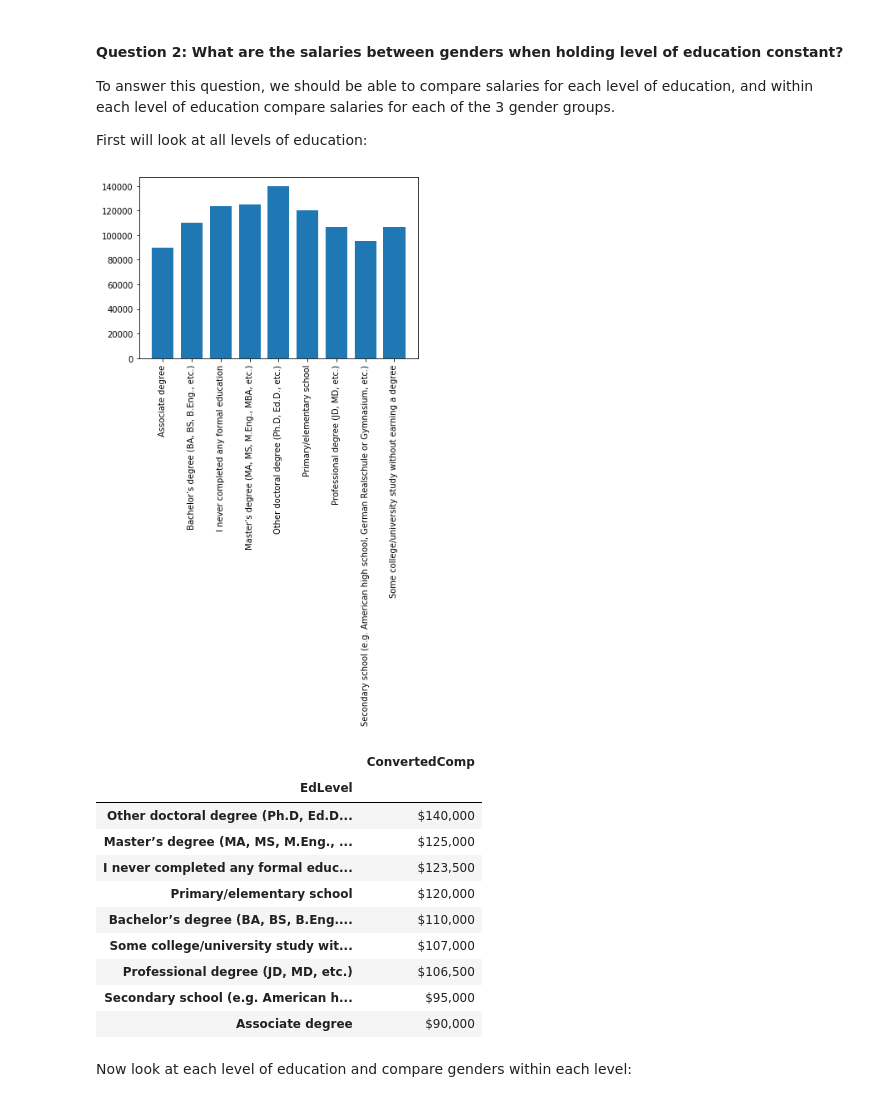
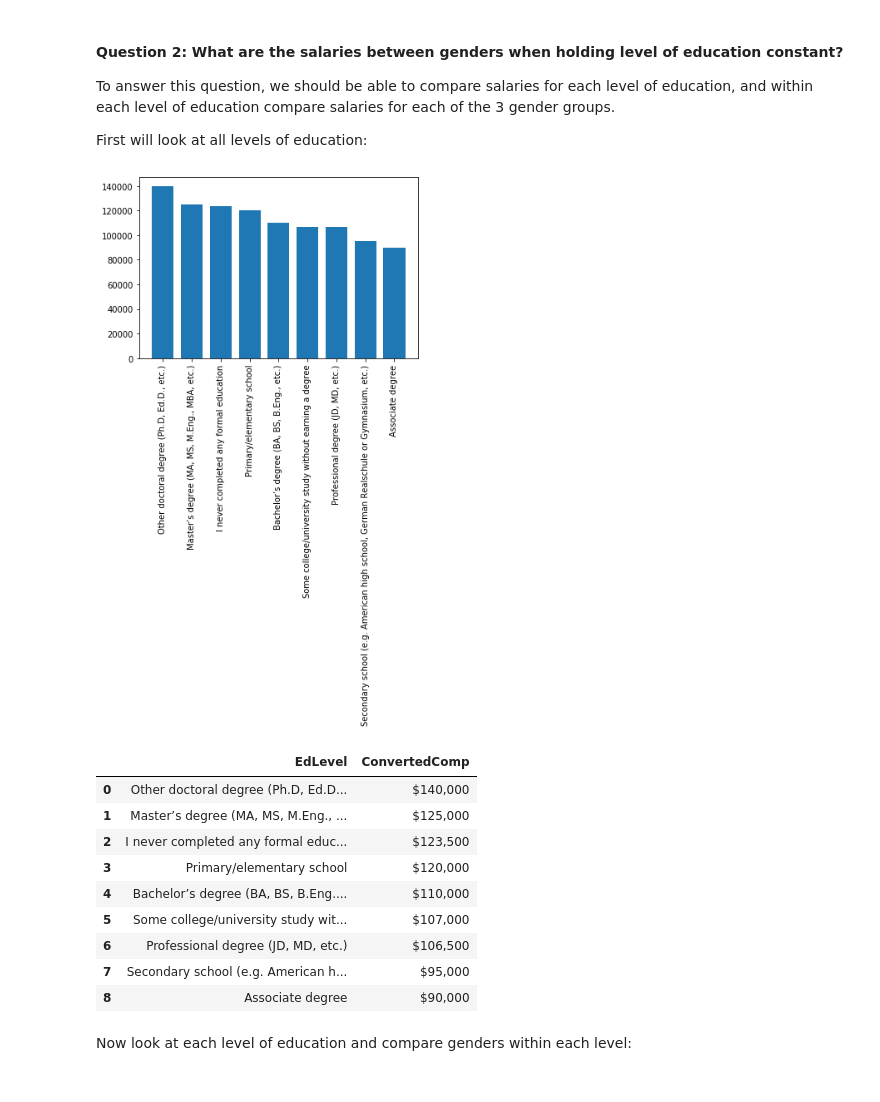
Before and after one commit to regomoto/Data_Science_Nanodegree, a Jupyter notebook: 01_blog/Salary_Analysis_Notebook.ipynb, the cells around one changed output. Cells and saved outputs as stored; diff of their text form; code cells hidden in the pictures.

```diff
--- a/01_blog/Salary_Analysis_Notebook.ipynb
+++ b/01_blog/Salary_Analysis_Notebook.ipynb
@@ -284,36 +293,36 @@ First will look at all levels of education:
 # %%
 # get ConvertedComp medians grouped by gender
 q2 = data.groupby(by = 'EdLevel').median().drop(['Respondent', \
-            'CompTotal', 'WorkWeekHrs', 'WorkWeekHrs', 'Age', 'CodeRevHrs'], axis = 1)
+            'CompTotal', 'WorkWeekHrs', 'WorkWeekHrs', 'Age', 'CodeRevHrs'], axis = 1).\
+            sort_values('ConvertedComp', ascending = False)
 
 # get median salaries to
 #men_median_sal = q1['ConvertedComp'][0]
 #other_median_sal = q1['ConvertedComp'][1]
 #woman_median_sal = q1['ConvertedComp'][2]
 
 plt.bar(q2.index, q2['ConvertedComp'], width=.75)
 plt.xticks(rotation = 90)
 plt.show()
 
-q2 = q2.sort_values('ConvertedComp', ascending = False)
+\
 # format dataframe so it looks nicer
 q2['ConvertedComp'] = q2['ConvertedComp'].apply(lambda x: "${:,.0f}".format(x))
 
 # show dataframe in nice format
-q2
+q2.reset_index()
 # %% [output]
-[figure, old version]
+[figure, new version]
-|  | ConvertedComp |
-| EdLevel |  |
-| Other doctoral degree (Ph.D, Ed.D... | $140,000 |
-| Master’s degree (MA, MS, M.Eng., ... | $125,000 |
-| I never completed any formal educ... | $123,500 |
-| Primary/elementary school | $120,000 |
-| Bachelor’s degree (BA, BS, B.Eng.... | $110,000 |
-| Some college/university study wit... | $107,000 |
-| Professional degree (JD, MD, etc.) | $106,500 |
-| Secondary school (e.g. American h... | $95,000 |
-| Associate degree | $90,000 |
+|  | EdLevel | ConvertedComp |
+| 0 | Other doctoral degree (Ph.D, Ed.D... | $140,000 |
+| 1 | Master’s degree (MA, MS, M.Eng., ... | $125,000 |
+| 2 | I never completed any formal educ... | $123,500 |
+| 3 | Primary/elementary school | $120,000 |
+| 4 | Bachelor’s degree (BA, BS, B.Eng.... | $110,000 |
+| 5 | Some college/university study wit... | $107,000 |
+| 6 | Professional degree (JD, MD, etc.) | $106,500 |
+| 7 | Secondary school (e.g. American h... | $95,000 |
+| 8 | Associate degree | $90,000 |
 # %% [markdown]
 Now look at each level of education and compare genders within each level:
 # %%
```
Also changed, not shown: parts of 6 cells of this notebook.
